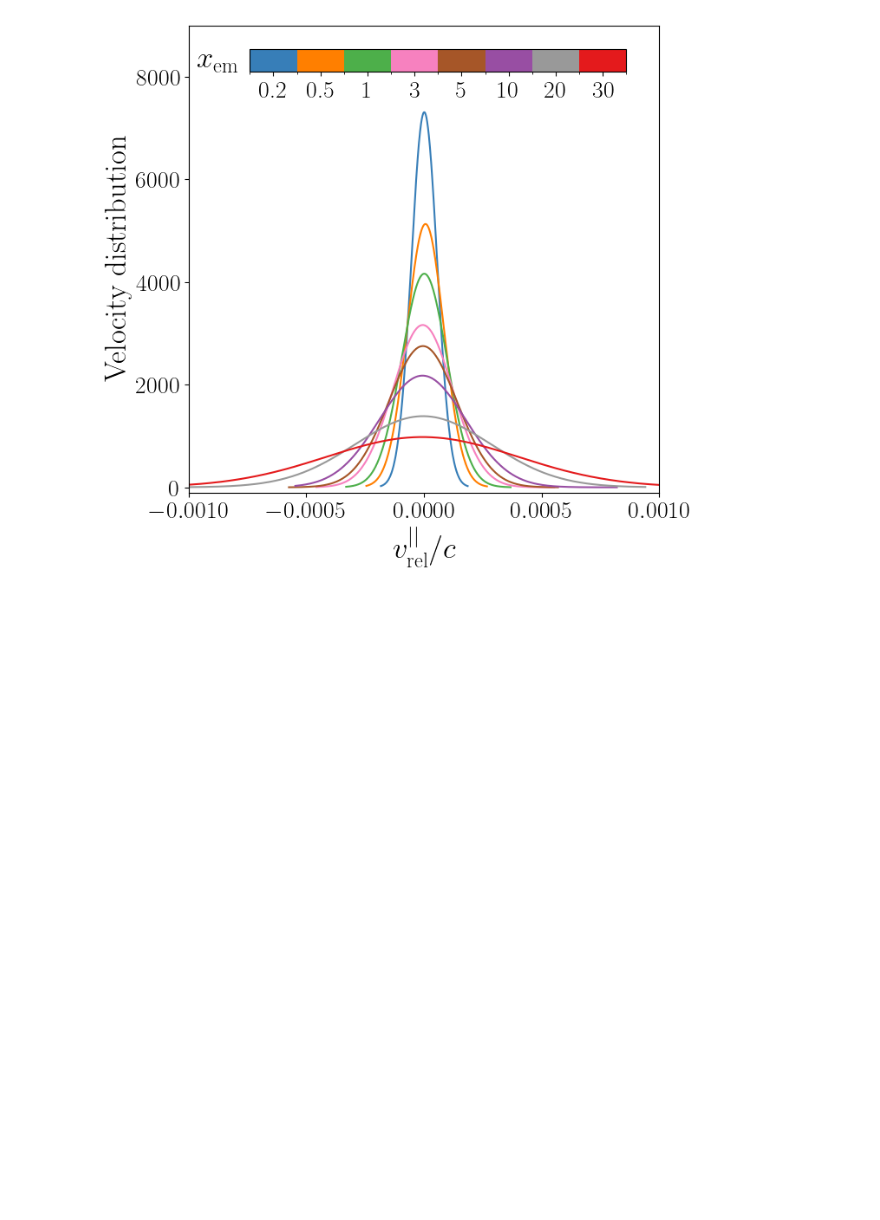
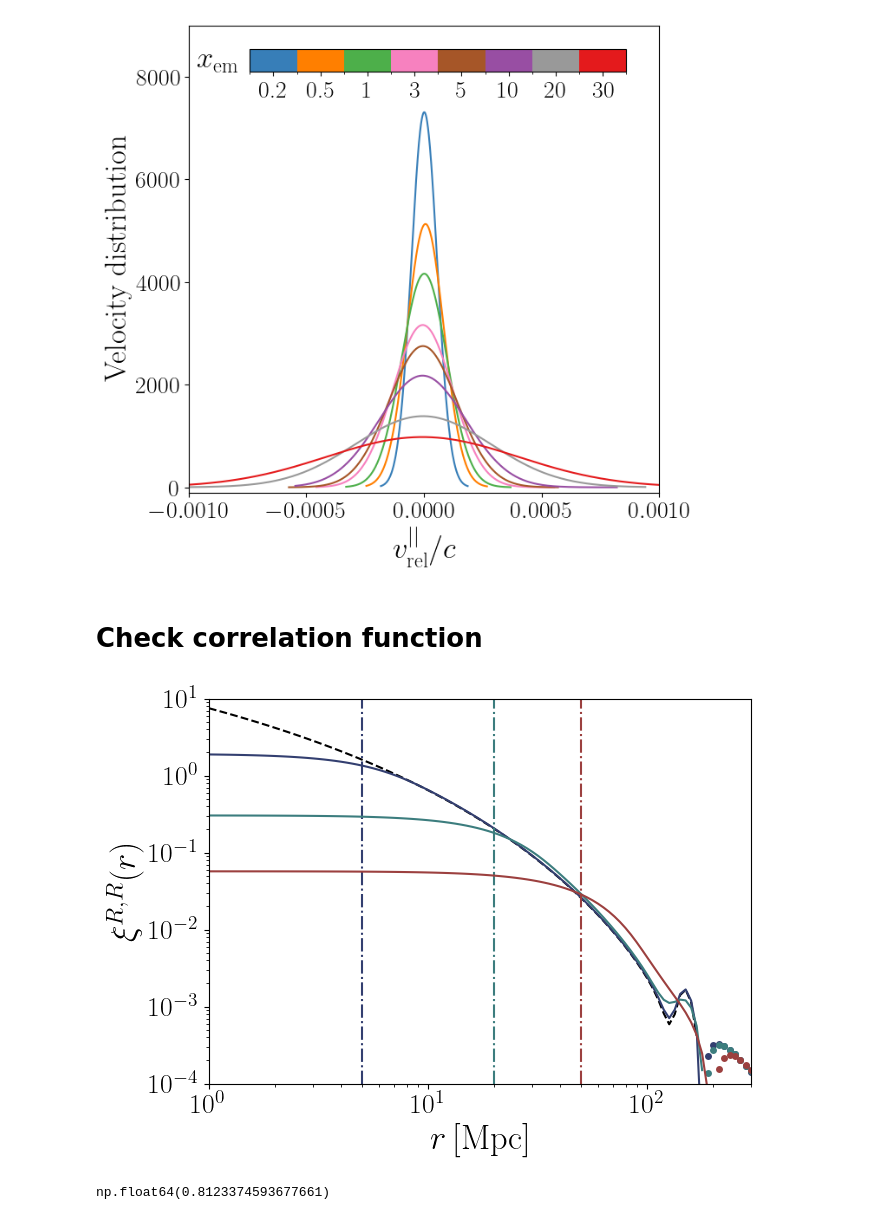
Before and after one commit to jordanflitter/SPaRTA, a Jupyter notebook: Tutorial.ipynb, the cells around one changed output. Saved outputs shown, nothing was run; the diff lists cells and outputs as text; code cells hidden in the pictures; blank space fills up the shorter version.

```diff
--- a/Tutorial.ipynb
+++ b/Tutorial.ipynb
@@ -186,3 +186,49 @@ cbar.ax.set_xticklabels([f"{x_em:.1f}" if x_em < 1. else f"{x_em:.0f}" for x_em
 cbar.ax.set_ylabel("$x_\\mathrm{em}$",fontsize=25,rotation=0,labelpad=10, ha='right', va='center');
 # %% [output]
 [figure]
+# %% [markdown]
+# Check correlation function
+# %%
+r_array = np.logspace(0,np.log10(300),100)
+fix, ax = plt.subplots(1,1,figsize=(7,5))
+R_list = [0,5,20,50]
+colors_for_this_fig = ['k','#333F70','#3C7D7E','#9C403F']
+for ind, R in enumerate(R_list):
+    xi_arr = np.array(
+        [
+            sparta.compute_correlation_function(
+                r,
+                R,
+                all_photons_data_ms.cosmo_params,
+                normalization=False
+            )
+        for r in r_array]
+    )
+    p_inds = xi_arr > 0
+    n_inds = xi_arr < 0
+    if R == 0:
+        ls = '--'
+    else:
+        ls = '-'
+    color = colors_for_this_fig[ind]
+    ax.loglog(r_array[p_inds],xi_arr[p_inds],color=color,ls=ls)
+    if R > 0:
+        ax.loglog(r_array[n_inds],abs(xi_arr[n_inds]),ls='',marker='o',markerfacecolor=color,markeredgecolor='none',markersize=5)
+    ax.axvline(R,ls='-.',color=color)
+ax.set_xlim([1,300])
+ax.set_ylim([1e-4,10])
+ax.xaxis.set_tick_params(labelsize=20)
+ax.yaxis.set_tick_params(labelsize=20)
+ax.set_xlabel('$r\\,[\\mathrm{Mpc}]$',fontsize=25)
+ax.set_ylabel('$\\xi^{R,R}(r)$',fontsize=25);
+# %% [output]
+[figure, added]
+# %%
+np.sqrt(sparta.compute_correlation_function(
+    r = 0,
+    r_smooth = 8/all_photons_data_ms.cosmo_params.h,
+    cosmo_params = all_photons_data_ms.cosmo_params,
+    normalization=False
+    ))
+# %% [output]
+np.float64(0.8123374593677661)
```
Also changed, not shown: 4 other files.
